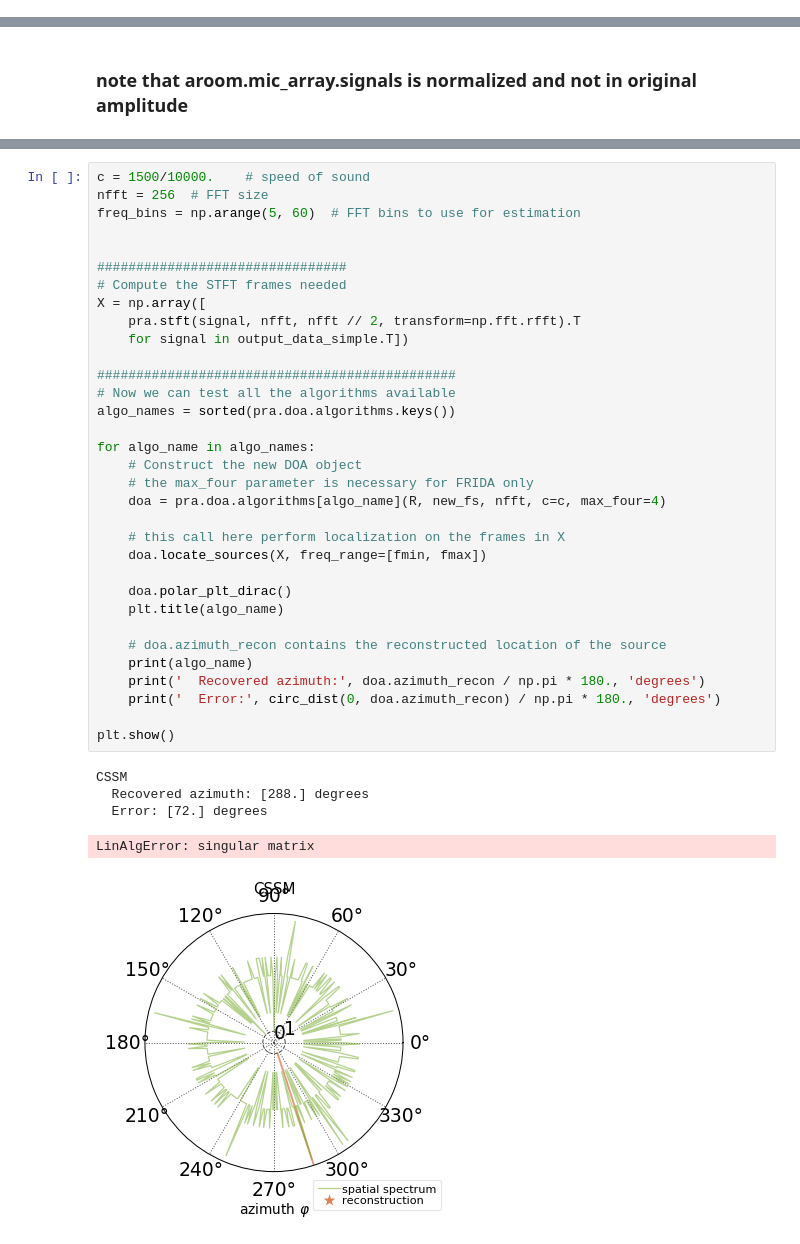
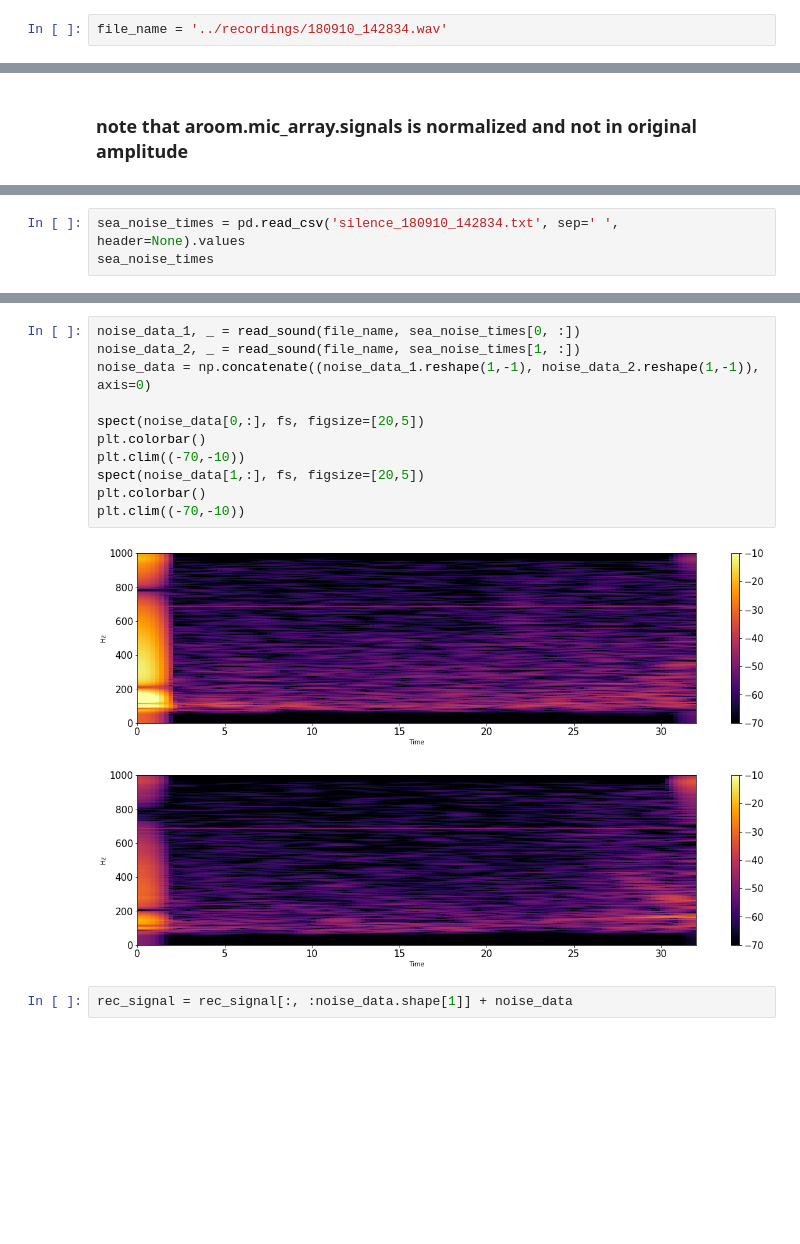
Before and after one commit to mosheman5/deep_voice, a Jupyter notebook: DOA_evaluation/pyroomdoa.ipynb, the cells around one changed output, grey strips where cells are left out. Cells and saved outputs as stored; diff of their text form; blank space fills up the shorter version.

```diff
--- a/DOA_evaluation/pyroomdoa.ipynb
+++ b/DOA_evaluation/pyroomdoa.ipynb
@@ -53,0 +51,2 @@ data, fs = soundfile.read('./deep_voice/recordings/180910_142834.wav', start=231
+# %%
+file_name = '../recordings/180910_142834.wav'
@@ -161,0 +160,3 @@ output_data_simple = signal.sosfilt(sos, output_data_simple)
+# %%
+sea_noise_times = pd.read_csv('silence_180910_142834.txt', sep=' ', header=None).values
+sea_noise_times
@@ -177,39 +173,16 @@ soundfile.write('test.wav', 10**(Gain/20.)*output_data_simple,samplerate=new_fs)
-# %%
-c = 1500/10000.    # speed of sound
-nfft = 256  # FFT size
-freq_bins = np.arange(5, 60)  # FFT bins to use for estimation
-
-
-################################
-# Compute the STFT frames needed
-X = np.array([
-    pra.stft(signal, nfft, nfft // 2, transform=np.fft.rfft).T
-    for signal in output_data_simple.T])
-
-##############################################
-# Now we can test all the algorithms available
-algo_names = sorted(pra.doa.algorithms.keys())
-
-for algo_name in algo_names:
-    # Construct the new DOA object
-    # the max_four parameter is necessary for FRIDA only
-    doa = pra.doa.algorithms[algo_name](R, new_fs, nfft, c=c, max_four=4)
-
-    # this call here perform localization on the frames in X
-    doa.locate_sources(X, freq_range=[fmin, fmax])
-
-    doa.polar_plt_dirac()
-    plt.title(algo_name)
-
-    # doa.azimuth_recon contains the reconstructed location of the source
-    print(algo_name)
-    print('  Recovered azimuth:', doa.azimuth_recon / np.pi * 180., 'degrees')
-    print('  Error:', circ_dist(0, doa.azimuth_recon) / np.pi * 180., 'degrees')
-
-plt.show()
-# %% [output]
-CSSM
-  Recovered azimuth: [288.] degrees
-  Error: [72.] degrees
-LinAlgError: singular matrix
-[figure, removed]
+# %%
+noise_data_1, _ = read_sound(file_name, sea_noise_times[0, :])
+noise_data_2, _ = read_sound(file_name, sea_noise_times[1, :])
+noise_data = np.concatenate((noise_data_1.reshape(1,-1), noise_data_2.reshape(1,-1)), axis=0)
+
+spect(noise_data[0,:], fs, figsize=[20,5])
+plt.colorbar()
+plt.clim((-70,-10))
+spect(noise_data[1,:], fs, figsize=[20,5])
+plt.colorbar()
+plt.clim((-70,-10))
+# %% [output]
+[figure, added]
+[figure, added]
+# %%
+rec_signal = rec_signal[:, :noise_data.shape[1]] + noise_data
```
Also changed, not shown: parts of 29 cells of this notebook, 1 other file.
